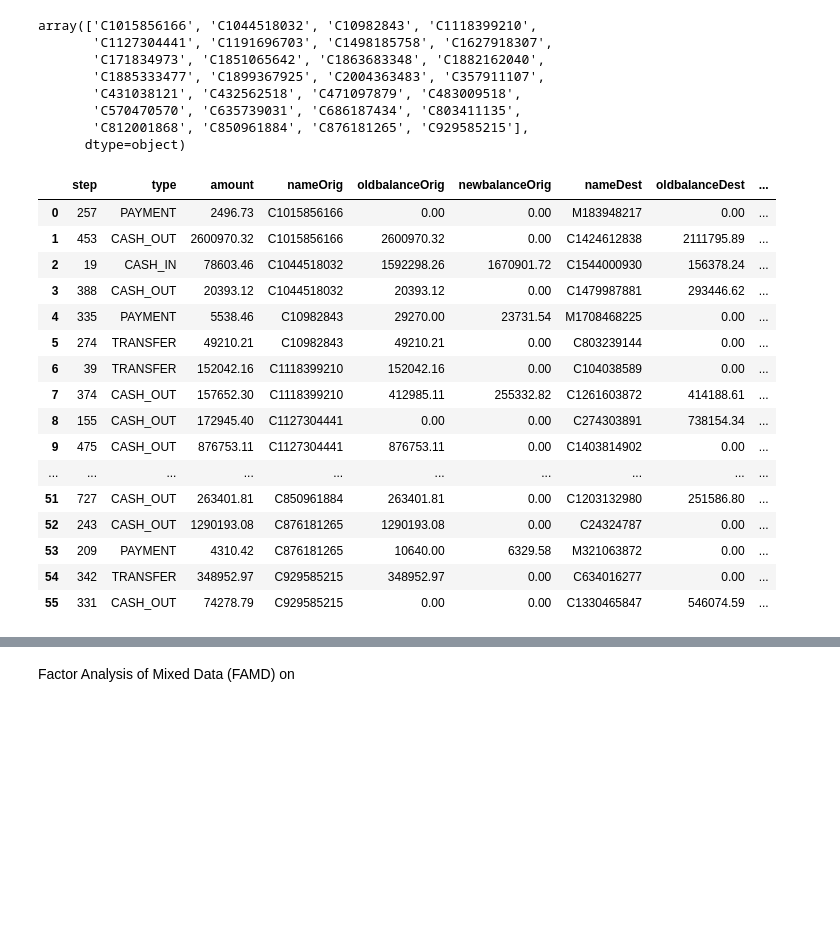
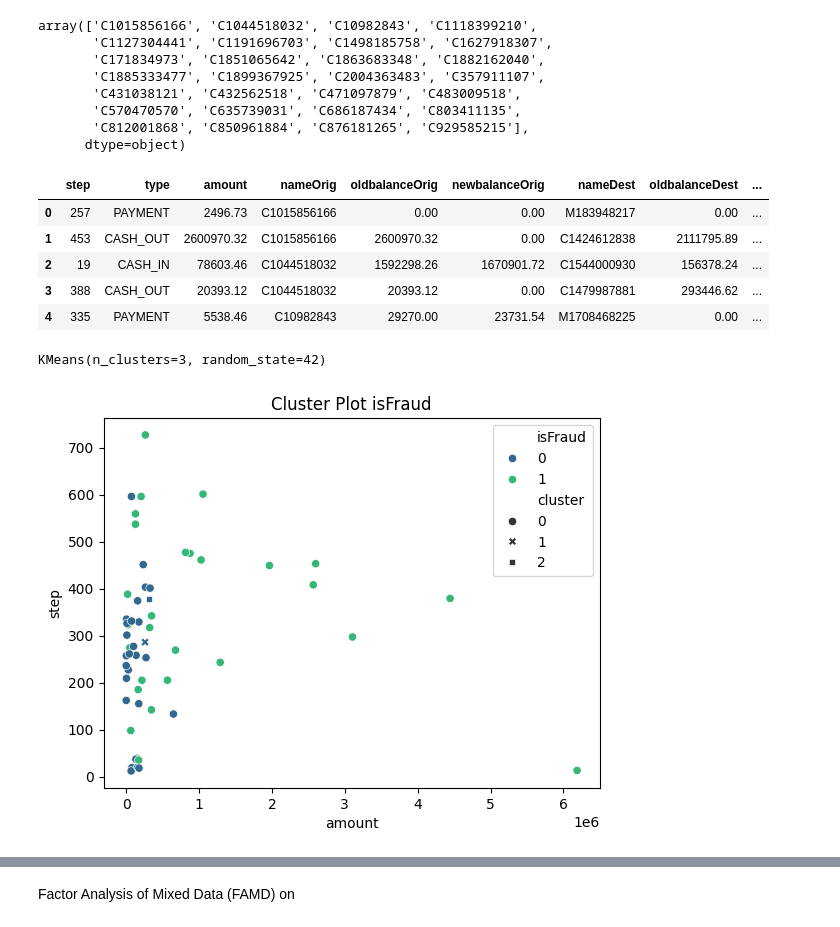
Before and after one commit to AMaldu/fraud_detection, a Jupyter notebook: notebooks/eda.ipynb, the cells around one changed output, grey strips where cells are left out. Drawn from its saved outputs; the diff is of its cells as text; code cells hidden in the pictures; blank space fills up the shorter version.

Commit message:
clustering

```diff
--- a/notebooks/eda.ipynb
+++ b/notebooks/eda.ipynb
@@ -468,22 +463,11 @@ array(['C1015856166', 'C1044518032', 'C10982843', 'C1118399210',
       dtype=object)
 # %%
 repeated_names_orig = data[data['nameOrig'].isin(common_fraud_nonfraud)].sort_values(by = 'nameOrig', ascending = True).reset_index(drop = True)
-repeated_names_orig
+repeated_names_orig.head()
 # %% [output]
 |  | step | type | amount | nameOrig | oldbalanceOrig | newbalanceOrig | nameDest | oldbalanceDest | ... |
 | 0 | 257 | PAYMENT | 2496.73 | C1015856166 | 0.00 | 0.00 | M183948217 | 0.00 | ... |
 | 1 | 453 | CASH_OUT | 2600970.32 | C1015856166 | 2600970.32 | 0.00 | C1424612838 | 2111795.89 | ... |
 | 2 | 19 | CASH_IN | 78603.46 | C1044518032 | 1592298.26 | 1670901.72 | C1544000930 | 156378.24 | ... |
 | 3 | 388 | CASH_OUT | 20393.12 | C1044518032 | 20393.12 | 0.00 | C1479987881 | 293446.62 | ... |
 | 4 | 335 | PAYMENT | 5538.46 | C10982843 | 29270.00 | 23731.54 | M1708468225 | 0.00 | ... |
-| 5 | 274 | TRANSFER | 49210.21 | C10982843 | 49210.21 | 0.00 | C803239144 | 0.00 | ... |
-| 6 | 39 | TRANSFER | 152042.16 | C1118399210 | 152042.16 | 0.00 | C104038589 | 0.00 | ... |
-| 7 | 374 | CASH_OUT | 157652.30 | C1118399210 | 412985.11 | 255332.82 | C1261603872 | 414188.61 | ... |
-| 8 | 155 | CASH_OUT | 172945.40 | C1127304441 | 0.00 | 0.00 | C274303891 | 738154.34 | ... |
-| 9 | 475 | CASH_OUT | 876753.11 | C1127304441 | 876753.11 | 0.00 | C1403814902 | 0.00 | ... |
-| ... | ... | ... | ... | ... | ... | ... | ... | ... | ... |
-| 51 | 727 | CASH_OUT | 263401.81 | C850961884 | 263401.81 | 0.00 | C1203132980 | 251586.80 | ... |
-| 52 | 243 | CASH_OUT | 1290193.08 | C876181265 | 1290193.08 | 0.00 | C24324787 | 0.00 | ... |
-| 53 | 209 | PAYMENT | 4310.42 | C876181265 | 10640.00 | 6329.58 | M321063872 | 0.00 | ... |
-| 54 | 342 | TRANSFER | 348952.97 | C929585215 | 348952.97 | 0.00 | C634016277 | 0.00 | ... |
-| 55 | 331 | CASH_OUT | 74278.79 | C929585215 | 0.00 | 0.00 | C1330465847 | 546074.59 | ... |
@@ -491,0 +474,20 @@ mirar si hay algun patron escondido en este subset donde hay users con fraude y
+# %%
+X = repeated_names_orig[['step', 'amount', 'oldbalanceOrig','newbalanceOrig', 'oldbalanceDest',	'newbalanceDest']]
+
+y = repeated_names_orig['isFraud']
+
+kmeans = KMeans(n_clusters=3, random_state= 42)
+kmeans.fit(X)
+# %% [output]
+KMeans(n_clusters=3, random_state=42)
+# %%
+# Agregar las etiquetas de cluster al DataFrame
+repeated_names_orig['cluster'] = kmeans.labels_
+
+sns.scatterplot(data=repeated_names_orig, x='amount', y='step', hue='isFraud', style='cluster', palette='viridis')
+plt.title('Cluster Plot isFraud')
+plt.xlabel('amount')
+plt.ylabel('step')
+plt.show()
+# %% [output]
+[figure, added]
```
Also changed, not shown: parts of 5 cells of this notebook, 1 other file.
